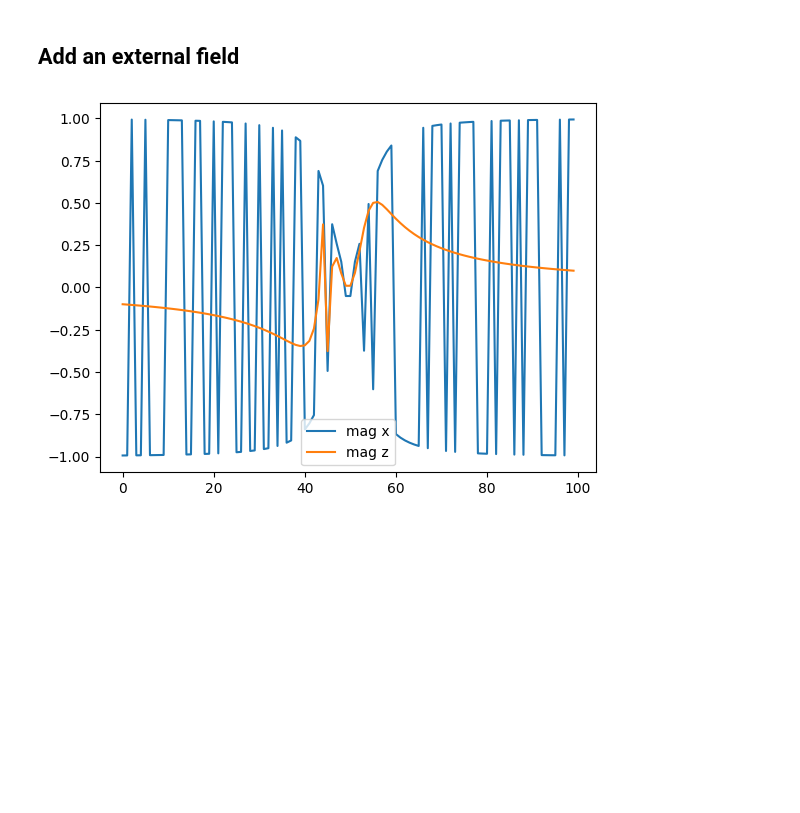
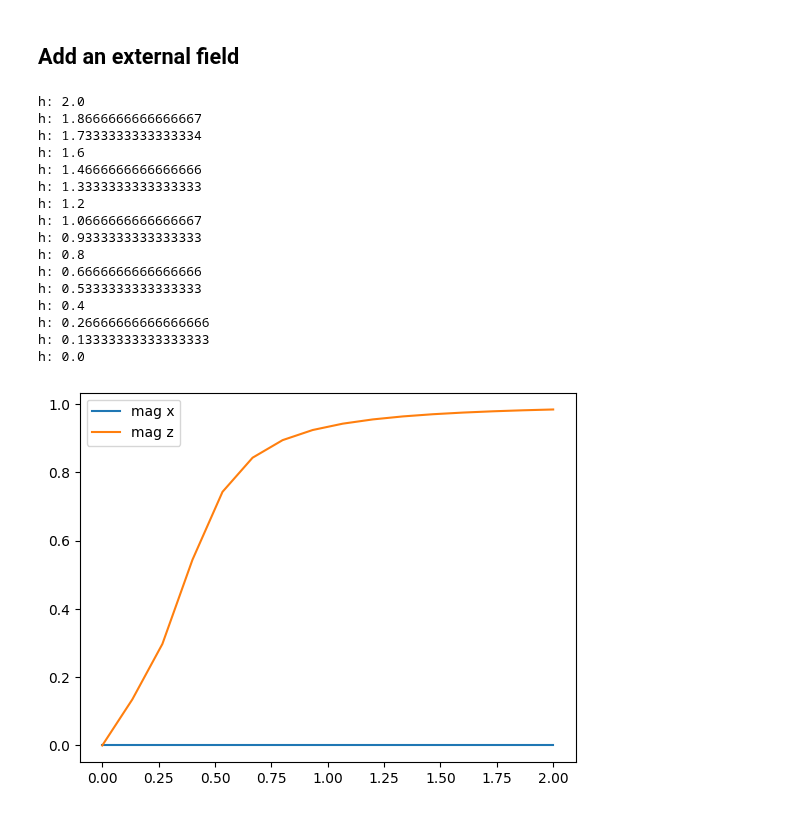
Before and after one commit to Fradm98/qs-mps, a Jupyter notebook: src/qs_mps/applications/CLUSTER/exact_diag.ipynb, the cells around one changed output. Saved outputs shown, nothing was run; the diff lists cells and outputs as text; code cells hidden in the pictures; blank space fills up the shorter version.

Commit message:
exact diagonalizations of ising, annni, cluster in a better form. some tests including rdms

```diff
--- a/src/qs_mps/applications/CLUSTER/exact_diag.ipynb
+++ b/src/qs_mps/applications/CLUSTER/exact_diag.ipynb
@@ -12,4 +8,8 @@ for i in range(L-2):
+# %%
+L = 6
+eps = 1e-5
+H_xzx = sparse_cluster_hamiltonian(J=1, h_t=0, L=L, eps=eps)
 # %%
-e, v = np.linalg.eig(H_zxz.toarray())
+e, v = diagonalization(H_xzx, sparse=False)
 print(e)
 # %% [output]
@@ -48,28 +66,63 @@ plt.show()
 # %% [markdown]
 ## Add an external field
 # %%
-def cluster(L, lamb):
+def cluster(L: int, lamb: float, J: float=1, eps: float=1e-5, long: str="X", trans: str="Z", deg_method: int=1):
+    if long == "X":
+        long_op = sparse_pauli_x
+        trans_op = sparse_pauli_z
+    elif long == "Z":
+        long_op = sparse_pauli_z
+        trans_op = sparse_pauli_x
     H_zxz = csr_array((2**L, 2**L), dtype=complex)
     H_x = csr_array((2**L, 2**L), dtype=complex)
     for i in range(L-2):
-        H_zxz += sparse_pauli_z(n=i, L=L) @ sparse_pauli_x(n=i+1, L=L) @ sparse_pauli_z(n=i+2, L=L)
-        H_x += sparse_pauli_x(n=i,L=L)
-    return H_zxz + lamb*H_x
+        H_zxz += long_op(n=i, L=L) @ trans_op(n=i+1, L=L) @ long_op(n=i+2, L=L)
+    for i in range(L):
+        H_x += trans_op(n=i,L=L)
+    if deg_method == 1:
+        H_deg = long_op(n=0, L=L) @ trans_op(n=1, L=L)
+    elif deg_method == 2:
+        H_deg = long_op(n=0, L=L)
+    return - J*H_zxz - lamb*H_x - eps*H_deg
 # %%
-L = 8
+L = 15
 mag_x = []
 mag_z = []
-for lamb in np.linspace(-10,10,100):
-    H = cluster(L,lamb)
-    e, v = np.linalg.eig(H.toarray())
+v0 = np.zeros(2**L)
+v0[0] = 1
+lambs = np.linspace(0,2,16).tolist()
+lambs.reverse()
+
+for lamb in lambs:
+    print(f"h: {lamb}")
+    H = cluster(L,lamb, J=1/2, deg_method=2)
+    e, v = eigs(H, k=1, v0=v0)
+    # e, v = np.linalg.eig(H.toarray())
     psi = v[:,0]
     mag = (psi.conjugate() @ (sparse_pauli_x(n=L//2, L=L)) @ psi).real
     mag_x.append(mag)
     mag = (psi.conjugate() @ (sparse_pauli_z(n=L//2, L=L)) @ psi).real
     mag_z.append(mag)
-plt.plot(mag_x,label="mag x")
-plt.plot(mag_z,label="mag z")
+    v0 = psi
+plt.plot(lambs, mag_x,label="mag x")
+plt.plot(lambs, mag_z,label="mag z")
 plt.legend()
 plt.show()
 # %% [output]
+h: 2.0
+h: 1.8666666666666667
+h: 1.7333333333333334
+h: 1.6
+h: 1.4666666666666666
+h: 1.3333333333333333
+h: 1.2
+h: 1.0666666666666667
+h: 0.9333333333333333
+h: 0.8
+h: 0.6666666666666666
+h: 0.5333333333333333
+h: 0.4
+h: 0.26666666666666666
+h: 0.13333333333333333
+h: 0.0
-[figure, old version]
+[figure, new version]
```
Also changed, not shown: parts of 7 cells of this notebook, 7 other files.
